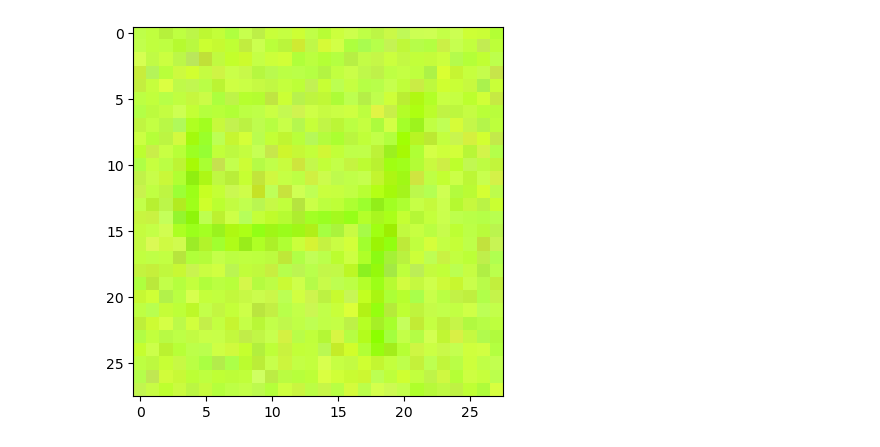
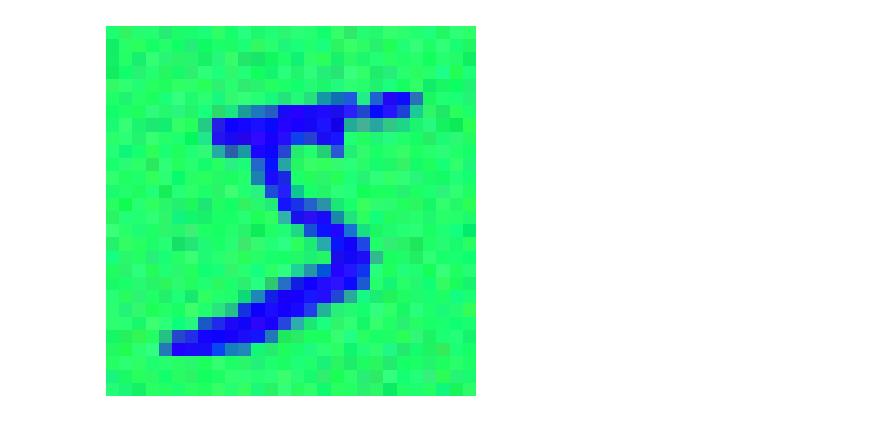
Before and after one commit to qing42102/multivariate_continuous_conditional_generative, a Jupyter notebook: pixelCNN.ipynb, the cells around one changed output. Cells and saved outputs as stored; diff of their text form; code cells hidden in the pictures.

Commit message:
Retrain pixelCNN. Add visualization.

```diff
--- a/pixelCNN.ipynb
+++ b/pixelCNN.ipynb
@@ -29,5 +24,5 @@ To enable them in other operations, rebuild TensorFlow with the appropriate comp
 # %%
-path = "../mnist/cmnist/fgbg_cmnist_cpr0.5-0.5/"
+path = "Ecmnist/fgbg_cmnist_cpr0.5-0.5/"
 mnist_train = tf.convert_to_tensor(np.load(path + "colored_mnist_init_train.npy") * 255)
 mnist_test = tf.convert_to_tensor(np.load(path + "colored_mnist_init_test.npy") * 255)
 mnist_train_target = tf.convert_to_tensor(
@@ -53,8 +51,10 @@ train_data = train_data.shuffle(10000).batch(batch_size)
 # %%
-plt.imshow(mnist_train[2] / 255)
+plt.figure(1)
+plt.imshow(mnist_train[0, :, :, :] / 255)
+plt.axis("off")
 plt.show()
 # %% [output]
-[figure, old version]
+[figure, new version]
 # %%
 image_shape = (28, 28, 3)
 label_shape = (7,)
```
Also changed, not shown: parts of 11 cells of this notebook.
